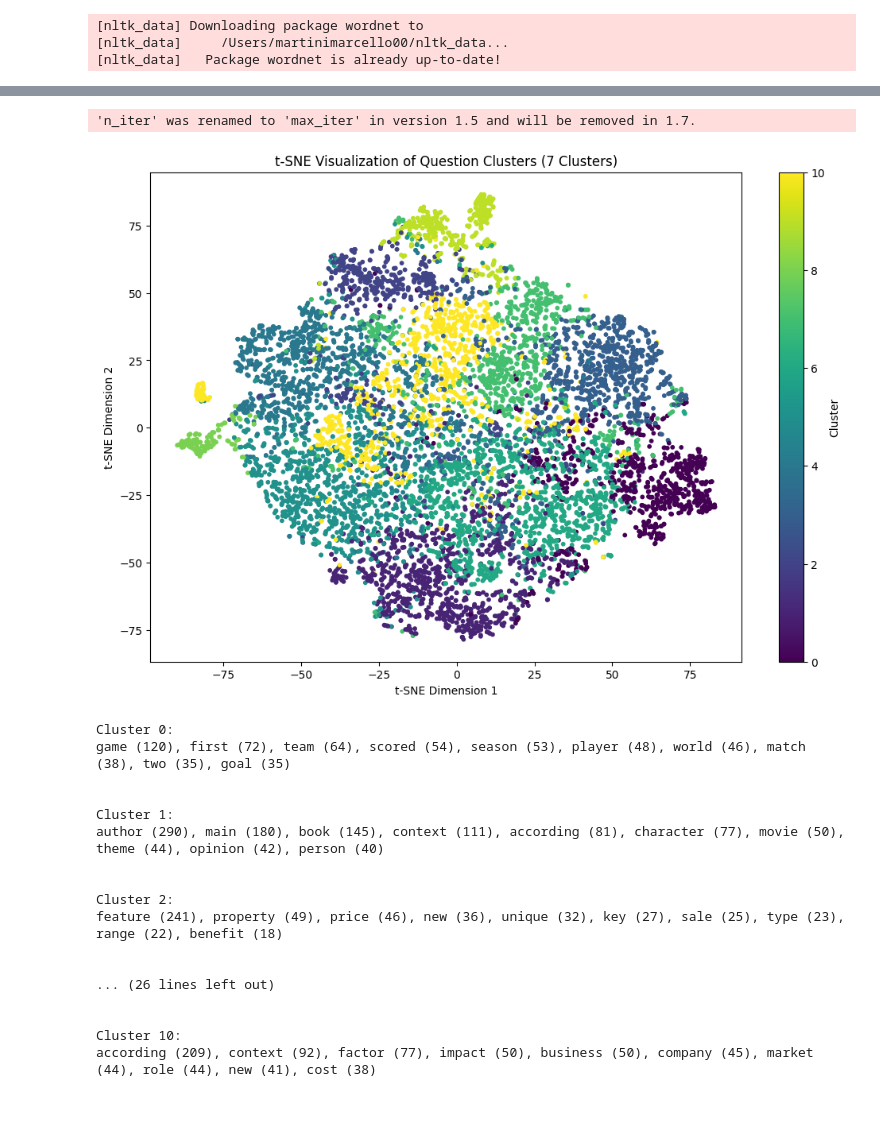
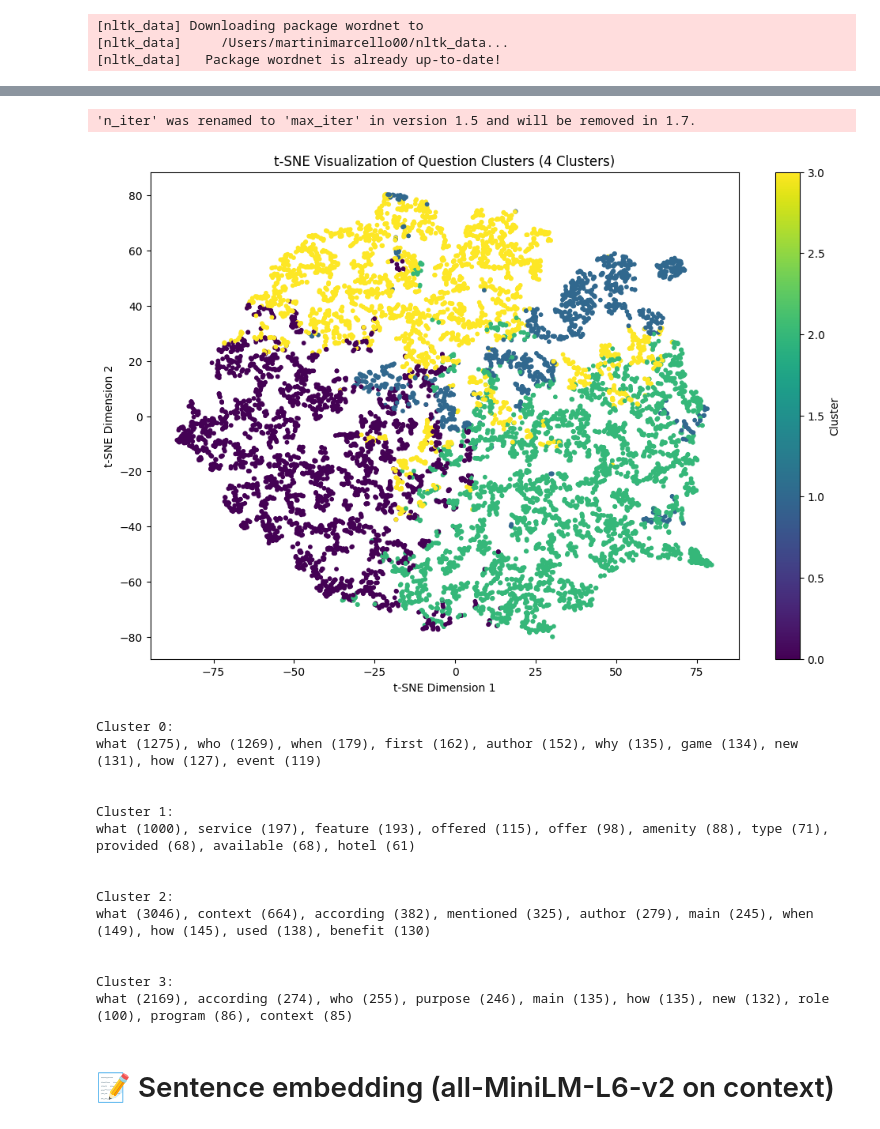
Before and after one commit to martinimarcello00/NLP-project, a Jupyter notebook: NLP-project.ipynb, the cells around one changed output, grey strips where cells are left out. Cells and saved outputs as stored; diff of their text form; code cells hidden in the pictures.

```diff
--- a/NLP-project.ipynb
+++ b/NLP-project.ipynb
@@ -347,7 +346,7 @@ from sklearn.manifold import TSNE
 import matplotlib.pyplot as plt
 from collections import Counter
 
-n_clusters = 11
+n_clusters = 4
 
 # Perform K-Means clustering with 7 clusters
 kmeans = KMeans(n_clusters=n_clusters, random_state=42)
@@ -361,51 +360,48 @@ question_embeddings_2d = tsne.fit_transform(question_embeddings)
 plt.figure(figsize=(12, 8))
 plt.scatter(question_embeddings_2d[:, 0], question_embeddings_2d[:, 1], c=train_df['cluster'], cmap='viridis', s=10)
 plt.colorbar(label='Cluster')
 plt.title(f't-SNE Visualization of Question Clusters ({n_clusters} Clusters)')
 plt.xlabel('t-SNE Dimension 1')
 plt.ylabel('t-SNE Dimension 2')
 plt.show()
 
 # Function to extract topics for each cluster
 def get_cluster_topics(df, cluster_col, text_col, top_n=10):
     cluster_topics = {}
     for cluster_id, group in df.groupby(cluster_col):
         # Tokenize all questions in the cluster
         all_words = [word for question in group[text_col] for word in word_tokenize(question.lower())]
         # Count word frequencies
         word_freq = Counter(all_words)
         # Get the top N most common words
         cluster_topics[cluster_id] = word_freq.most_common(top_n)
     return cluster_topics
 
 # Get topics for each cluster
 topics = get_cluster_topics(train_df, cluster_col='cluster', text_col='question', top_n=10)
 
 # Display topics for each cluster
 for cluster_id, words in topics.items():
     print(f"Cluster {cluster_id}:")
     print(", ".join([f"{word} ({count})" for word, count in words]))
     print("\n")
 # %% [output]
 'n_iter' was renamed to 'max_iter' in version 1.5 and will be removed in 1.7.
-[figure, old version]
+[figure, new version]
 Cluster 0:
-game (120), first (72), team (64), scored (54), season (53), player (48), world (46), match (38), two (35), goal (35)
+what (1275), who (1269), when (179), first (162), author (152), why (135), game (134), new (131), how (127), event (119)
 
 
 Cluster 1:
-author (290), main (180), book (145), context (111), according (81), character (77), movie (50), theme (44), opinion (42), person (40)
+what (1000), service (197), feature (193), offered (115), offer (98), amenity (88), type (71), provided (68), available (68), hotel (61)
 
 
 Cluster 2:
-feature (241), property (49), price (46), new (36), unique (32), key (27), sale (25), type (23), range (22), benefit (18)
+what (3046), context (664), according (382), mentioned (325), author (279), main (245), when (149), how (145), used (138), benefit (130)
 
 
-... (26 lines left out)
-
-
-Cluster 10:
-according (209), context (92), factor (77), impact (50), business (50), company (45), market (44), role (44), new (41), cost (38)
+Cluster 3:
+what (2169), according (274), who (255), purpose (246), main (135), how (135), new (132), role (100), program (86), context (85)
 # %%
 import plotly.express as px
 from sklearn.decomposition import PCA
@@ -437,3 +433,5 @@ fig = px.scatter_3d(
 
 # Show the plot
 fig.show()
+# %% [markdown]
+# 📝 Sentence embedding (all-MiniLM-L6-v2 on context)
```
Also changed, not shown: parts of 11 cells of this notebook.
